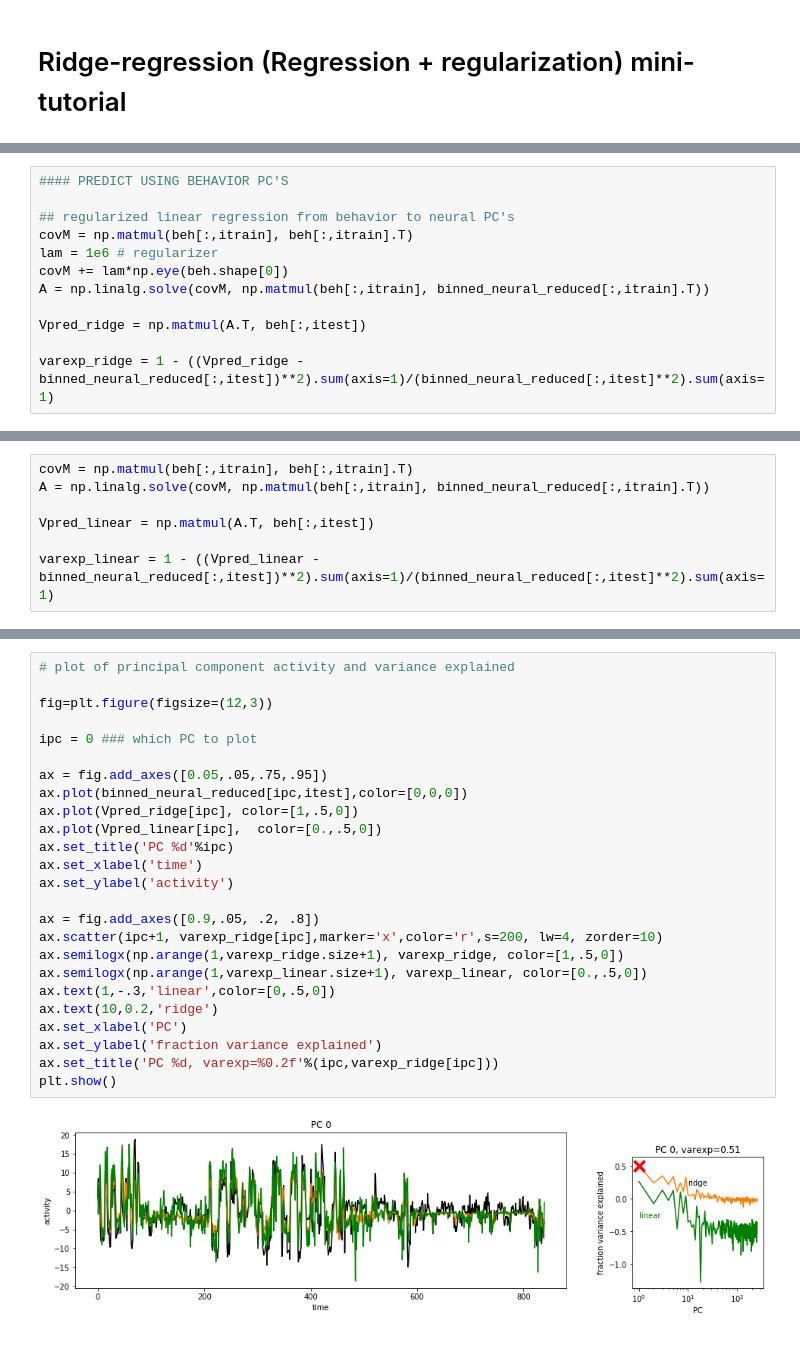
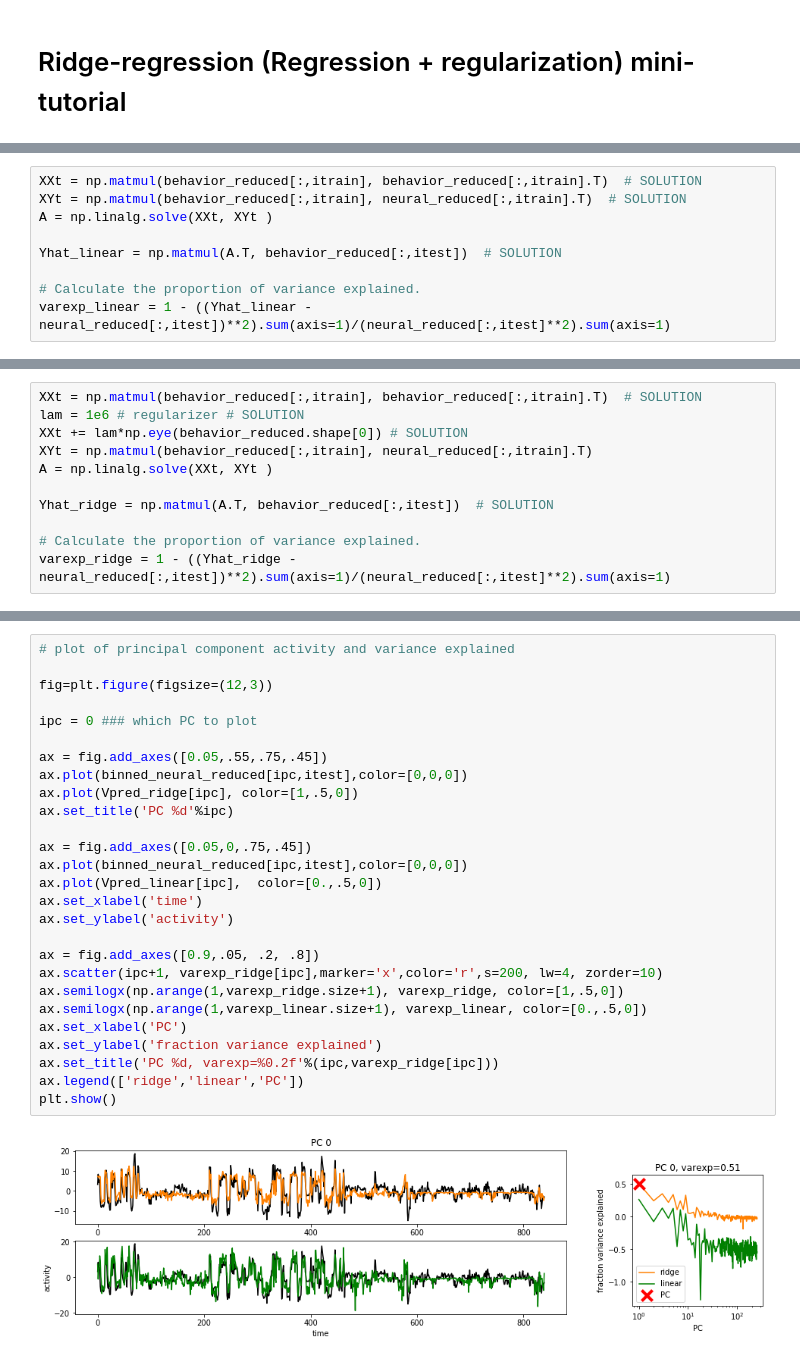
Before and after one commit to kbonnen/NeuromatchTeachingDemo, a Jupyter notebook: ridge-regression-tutorial-solution.ipynb, the cells around one changed output, grey strips where cells are left out. Cells and saved outputs as stored; diff of their text form.

```diff
--- a/ridge-regression-tutorial-solution.ipynb
+++ b/ridge-regression-tutorial-solution.ipynb
@@ -98,3 +88,12 @@ $$ A = (X_\text{train}X_\text{train}^\top + \lambda I)^{-1} (X_\text{train} Y_\t
 Then the prediction on time points is:
 
 $$ \hat Y_\text{test} = A^\top X_\text{test} $$
+# %%
+XXt = np.matmul(behavior_reduced[:,itrain], behavior_reduced[:,itrain].T)  # SOLUTION
+XYt = np.matmul(behavior_reduced[:,itrain], neural_reduced[:,itrain].T)  # SOLUTION
+A = np.linalg.solve(XXt, XYt )
+
+Yhat_linear = np.matmul(A.T, behavior_reduced[:,itest])  # SOLUTION
+
+# Calculate the proportion of variance explained.
+varexp_linear = 1 - ((Yhat_linear - neural_reduced[:,itest])**2).sum(axis=1)/(neural_reduced[:,itest]**2).sum(axis=1)
@@ -101,15 +130,14 @@ $$ \hat Y_\text{test} = A^\top X_\text{test} $$
 # %%
-#### PREDICT USING BEHAVIOR PC'S
+XXt = np.matmul(behavior_reduced[:,itrain], behavior_reduced[:,itrain].T)  # SOLUTION
+lam = 1e6 # regularizer # SOLUTION
+XXt += lam*np.eye(behavior_reduced.shape[0]) # SOLUTION
+XYt = np.matmul(behavior_reduced[:,itrain], neural_reduced[:,itrain].T)
+A = np.linalg.solve(XXt, XYt )
 
-## regularized linear regression from behavior to neural PC's
-covM = np.matmul(beh[:,itrain], beh[:,itrain].T)
-lam = 1e6 # regularizer
-covM += lam*np.eye(beh.shape[0])
-A = np.linalg.solve(covM, np.matmul(beh[:,itrain], binned_neural_reduced[:,itrain].T))
+Yhat_ridge = np.matmul(A.T, behavior_reduced[:,itest])  # SOLUTION
 
-Vpred_ridge = np.matmul(A.T, beh[:,itest])
-
-varexp_ridge = 1 - ((Vpred_ridge - binned_neural_reduced[:,itest])**2).sum(axis=1)/(binned_neural_reduced[:,itest]**2).sum(axis=1)
+# Calculate the proportion of variance explained.
+varexp_ridge = 1 - ((Yhat_ridge - neural_reduced[:,itest])**2).sum(axis=1)/(neural_reduced[:,itest]**2).sum(axis=1)
 # %%
 # plot of principal component activity and variance explained
 
@@ -143,7 +164,0 @@ $$ A = (X_\text{train}X_\text{train}^\top)^{-1} (X_\text{train} Y_\text{train}^\
-# %%
-covM = np.matmul(beh[:,itrain], beh[:,itrain].T)
-A = np.linalg.solve(covM, np.matmul(beh[:,itrain], binned_neural_reduced[:,itrain].T))
-
-Vpred_linear = np.matmul(A.T, beh[:,itest])
-
-varexp_linear = 1 - ((Vpred_linear - binned_neural_reduced[:,itest])**2).sum(axis=1)/(binned_neural_reduced[:,itest]**2).sum(axis=1)
@@ -150,27 +167,29 @@ varexp_linear = 1 - ((Vpred_linear - binned_neural_reduced[:,itest])**2).sum(axi
 # %%
 # plot of principal component activity and variance explained
 
 fig=plt.figure(figsize=(12,3))
 
 ipc = 0 ### which PC to plot
 
-ax = fig.add_axes([0.05,.05,.75,.95])
+ax = fig.add_axes([0.05,.55,.75,.45])
 ax.plot(binned_neural_reduced[ipc,itest],color=[0,0,0])
 ax.plot(Vpred_ridge[ipc], color=[1,.5,0])
+ax.set_title('PC %d'%ipc)
+
+ax = fig.add_axes([0.05,0,.75,.45])
+ax.plot(binned_neural_reduced[ipc,itest],color=[0,0,0])
 ax.plot(Vpred_linear[ipc],  color=[0.,.5,0])
-ax.set_title('PC %d'%ipc)
 ax.set_xlabel('time')
 ax.set_ylabel('activity')
 
 ax = fig.add_axes([0.9,.05, .2, .8])
 ax.scatter(ipc+1, varexp_ridge[ipc],marker='x',color='r',s=200, lw=4, zorder=10)
 ax.semilogx(np.arange(1,varexp_ridge.size+1), varexp_ridge, color=[1,.5,0])
 ax.semilogx(np.arange(1,varexp_linear.size+1), varexp_linear, color=[0.,.5,0])
-ax.text(1,-.3,'linear',color=[0,.5,0])
-ax.text(10,0.2,'ridge')
 ax.set_xlabel('PC')
 ax.set_ylabel('fraction variance explained')
 ax.set_title('PC %d, varexp=%0.2f'%(ipc,varexp_ridge[ipc]))
+ax.legend(['ridge','linear','PC'])
 plt.show()
 # %% [output]
-[figure, old version]
+[figure, new version]
```
Also changed, not shown: parts of 18 cells of this notebook, 1 other file.
